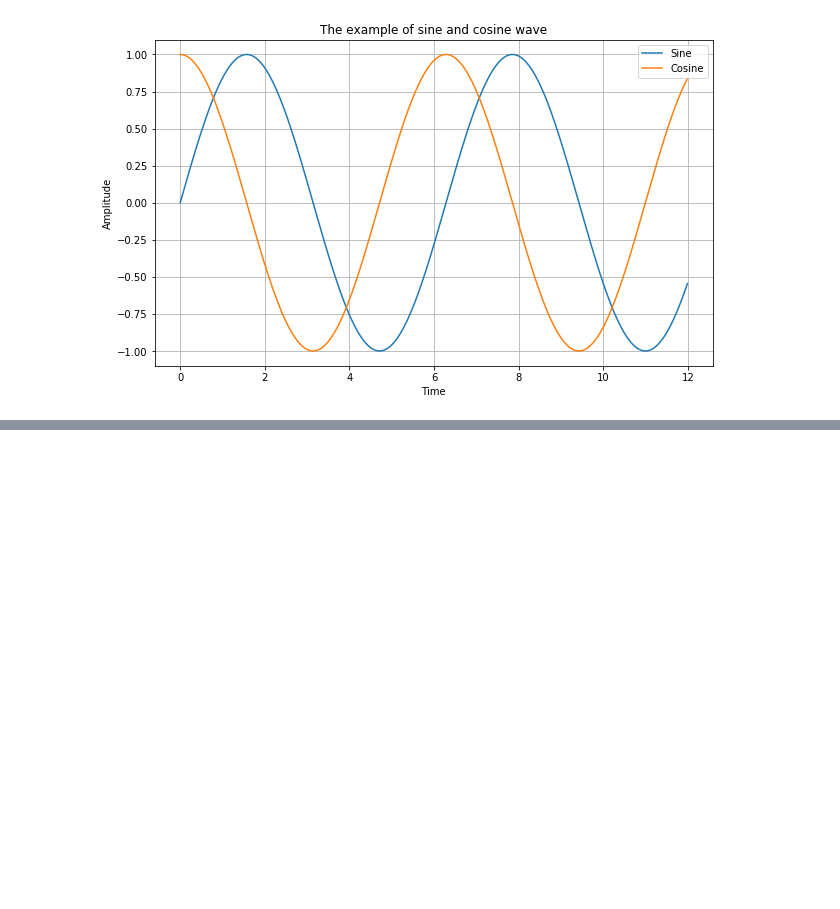
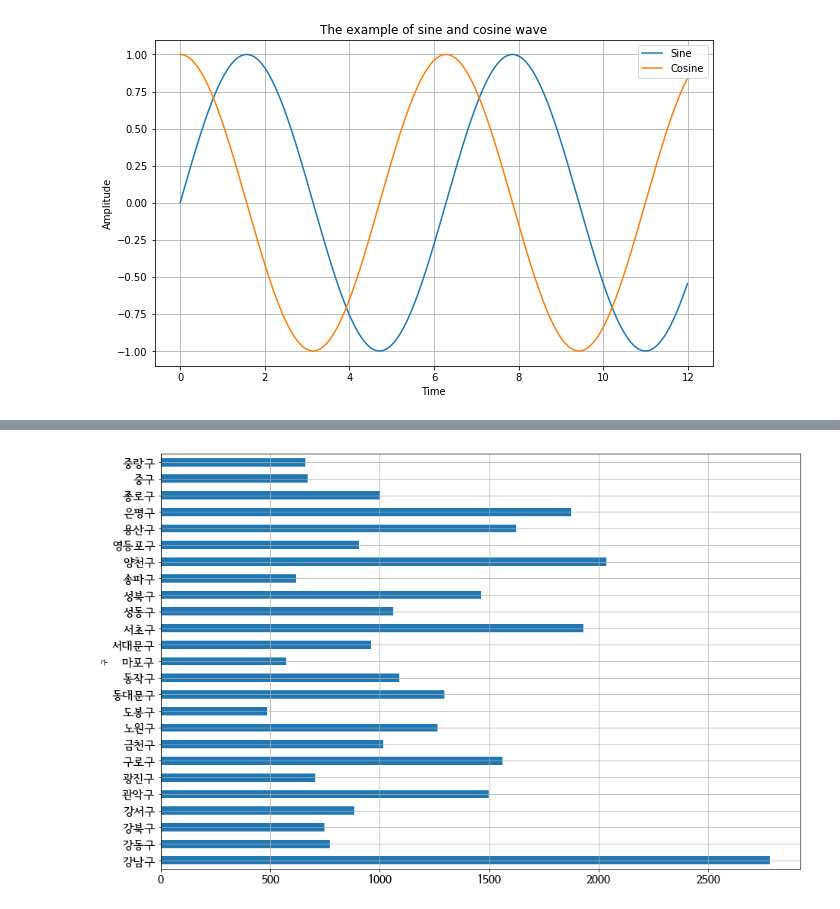
Before and after one commit to Plentir/Python_sync, a Jupyter notebook: 파이썬 머슬캠프/DataFile/source_code/1일차_강의_Excel.ipynb, the cells around one changed output, grey strips where cells are left out. Saved outputs shown, nothing was run; the diff lists cells and outputs as text; code cells hidden in the pictures; blank space fills up the shorter version.

```diff
--- a/파이썬 머슬캠프/DataFile/source_code/1일차_강의_Excel.ipynb
+++ b/파이썬 머슬캠프/DataFile/source_code/1일차_강의_Excel.ipynb
@@ -223,7 +371,9 @@ data_result.head()
 # %%
 plt.figure()
 
-data_result["소계"].plot(kind = "barh", grid = True, figsize = (15, 10))
+data_result["소계"].plot(kind = "barh", grid = True, fontsize = 16, figsize = (15, 10))
 
 plt.show()
+# %% [output]
+[figure, added]
 # %%
```
Also changed, not shown: parts of 36 cells of this notebook, 11 other files.
